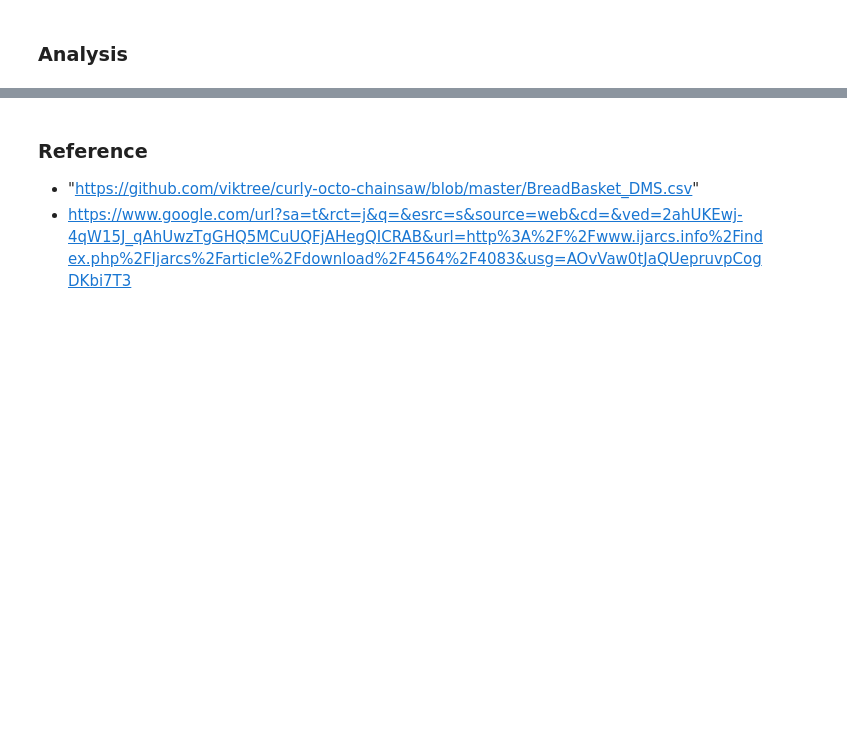
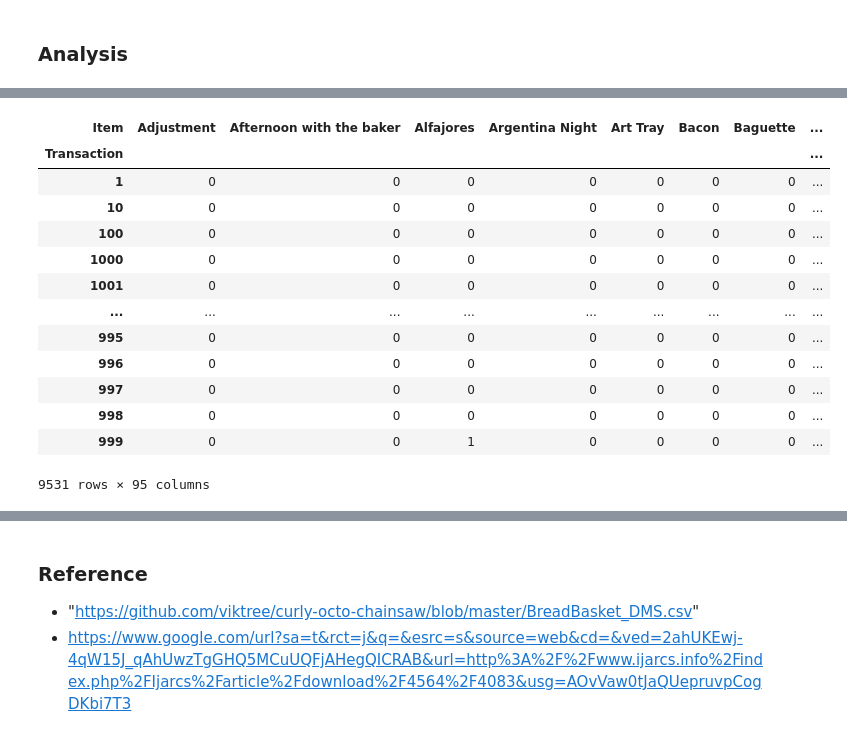
Before and after one commit to Roh1702/Associate-Mining-Rule, a Jupyter notebook: Association Rule Mining in Retail Store.ipynb, the cells around one changed output, grey strips where cells are left out. Cells and saved outputs as stored; diff of their text form; code cells hidden in the pictures; blank space fills up the shorter version.

Commit message:
include data cleaning

```diff
--- a/Association Rule Mining in Retail Store.ipynb
+++ b/Association Rule Mining in Retail Store.ipynb
@@ -47,4 +25,0 @@ bread = bread.fillna(0)
-# %%
-## since 'Row Labels', 'Adjustment','Grand Total','(blank)' does not needed to include in model, we can remove it
-
-bread = bread.drop(['Row Labels', 'Adjustment','Grand Total','(blank)'], axis = 1)
@@ -60,0 +45,6 @@ bread.head()
+# %%
+## dropping Duplicate Transaction
+bread = bread.drop_duplicates()
+# %%
+## we need to split transaction data into Dataframe/tabular structure as follow
+new = bread['Date,Time,Transaction,Item'].str.split(',', n = 3, expand = True)
@@ -60,0 +95,19 @@ bread.head()
+# %%
+# we need to convert cloumn transacton & item into Crosstab or we can say Binary Matrix as follow
+tab = pd.crosstab(index= bread['Transaction'], columns= bread['Item'])
+tab
+# %% [output]
+| Item | Adjustment | Afternoon with the baker | Alfajores | Argentina Night | Art Tray | Bacon | Baguette | ... |
+| Transaction |  |  |  |  |  |  |  | ... |
+| 1 | 0 | 0 | 0 | 0 | 0 | 0 | 0 | ... |
+| 10 | 0 | 0 | 0 | 0 | 0 | 0 | 0 | ... |
+| 100 | 0 | 0 | 0 | 0 | 0 | 0 | 0 | ... |
+| 1000 | 0 | 0 | 0 | 0 | 0 | 0 | 0 | ... |
+| 1001 | 0 | 0 | 0 | 0 | 0 | 0 | 0 | ... |
+| ... | ... | ... | ... | ... | ... | ... | ... | ... |
+| 995 | 0 | 0 | 0 | 0 | 0 | 0 | 0 | ... |
+| 996 | 0 | 0 | 0 | 0 | 0 | 0 | 0 | ... |
+| 997 | 0 | 0 | 0 | 0 | 0 | 0 | 0 | ... |
+| 998 | 0 | 0 | 0 | 0 | 0 | 0 | 0 | ... |
+| 999 | 0 | 0 | 1 | 0 | 0 | 0 | 0 | ... |
+9531 rows × 95 columns
```
Also changed, not shown: parts of 18 cells of this notebook.
